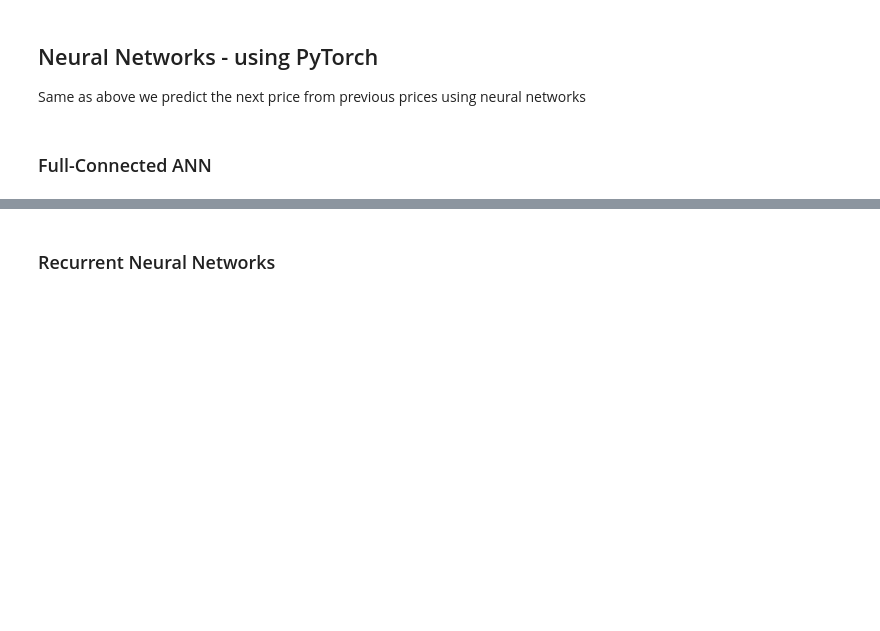
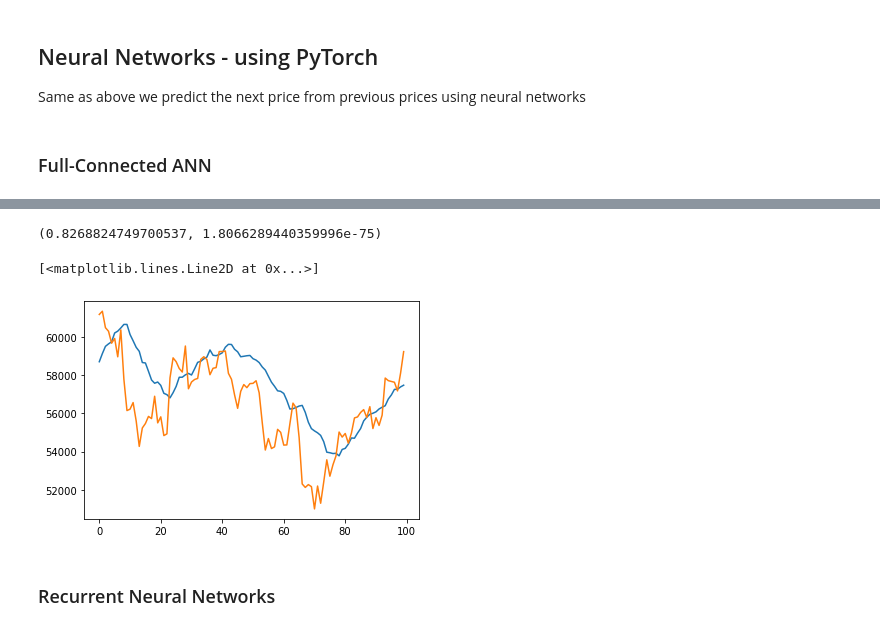
Before and after one commit to Sergeytata/Data-Science-Small-Tutorial, a Jupyter notebook: for_noobs_with_love.ipynb, the cells around one changed output, grey strips where cells are left out. Drawn from its saved outputs; the diff is of its cells as text; code cells hidden in the pictures; blank space fills up the shorter version.

```diff
--- a/for_noobs_with_love.ipynb
+++ b/for_noobs_with_love.ipynb
@@ -270,0 +284,37 @@ Same as above we predict the next price from previous prices using neural networ
+# %%
+# define neural network model
+nb_inputs = 20
+nb_outputs = 1
+batch_size = 64
+dtype = torch.float32
+param = {
+    'nb_inputs': nb_inputs,
+    'nb_outputs': nb_outputs,
+    'linear1_nb_hidden': 200,
+    'linear2_nb_hidden': 100,
+    # 'linear1_nb_hidden': ,
+}
+class LinearModel(torch.nn.Module):
+    def __init__(self, param):
+        super(LinearModel, self).__init__()
+        self.linear1 = torch.nn.Linear(param['nb_inputs'], param['linear1_nb_hidden']).to(device) # (batch_size,20) -> (batch_size,linear1_nb_hidden)
+        self.linear2 = torch.nn.Linear(param['linear1_nb_hidden'],param['linear2_nb_hidden']).to(device) # (batch_size,linear1_nb_hidden) -> (batch_size,linear2_nb_hidden)
+        self.linear3 = torch.nn.Linear(param['linear2_nb_hidden'], param['nb_outputs']).to(device) # (batch_size,linear2_nb_hidden) -> (batch_size,nb_outputs)
+
+    def forward(self, x):
+        x = self.linear1(x)
+        x = self.linear2(x)
+        x = self.linear3(x).squeeze()
+        return x
+
+
+x = torch.randn((batch_size, nb_inputs), device=device)
+model = LinearModel(param)
+
+print(model(x).shape)
+
+total_params = 0
+for p in model.parameters():
+    total_params +=torch.prod(torch.tensor(p.shape))
+    # print((p.shape))
+print('Total Number params: {}'.format(total_params))
@@ -271,3 +379,21 @@ Same as above we predict the next price from previous prices using neural networ
+# %%
+# test Loop correlation
+y_pred = model(torch.tensor(X_test.to_numpy(), device=device, dtype=dtype))
+y_pred = y_pred.cpu().detach().numpy()
+
+corr = stats.pearsonr(y_pred, y_test)
+print(corr)
+# %% [output]
+(0.8268824749700537, 1.8066289440359996e-75)
+# %%
+# plot predicted test sample
+y_pred = model(torch.tensor(X_test.to_numpy(), device=device, dtype=dtype))
+y_pred = y_pred.cpu().detach().numpy()
+plt.plot(y_pred[0:100])
+plt.plot(y_test[0:100])
+# %% [output]
+[<matplotlib.lines.Line2D at 0x...>]
+[figure, added]
 # %% [markdown]
 ### Recurrent Neural Networks
 # %% [markdown]
```
Also changed, not shown: parts of 6 cells of this notebook.
